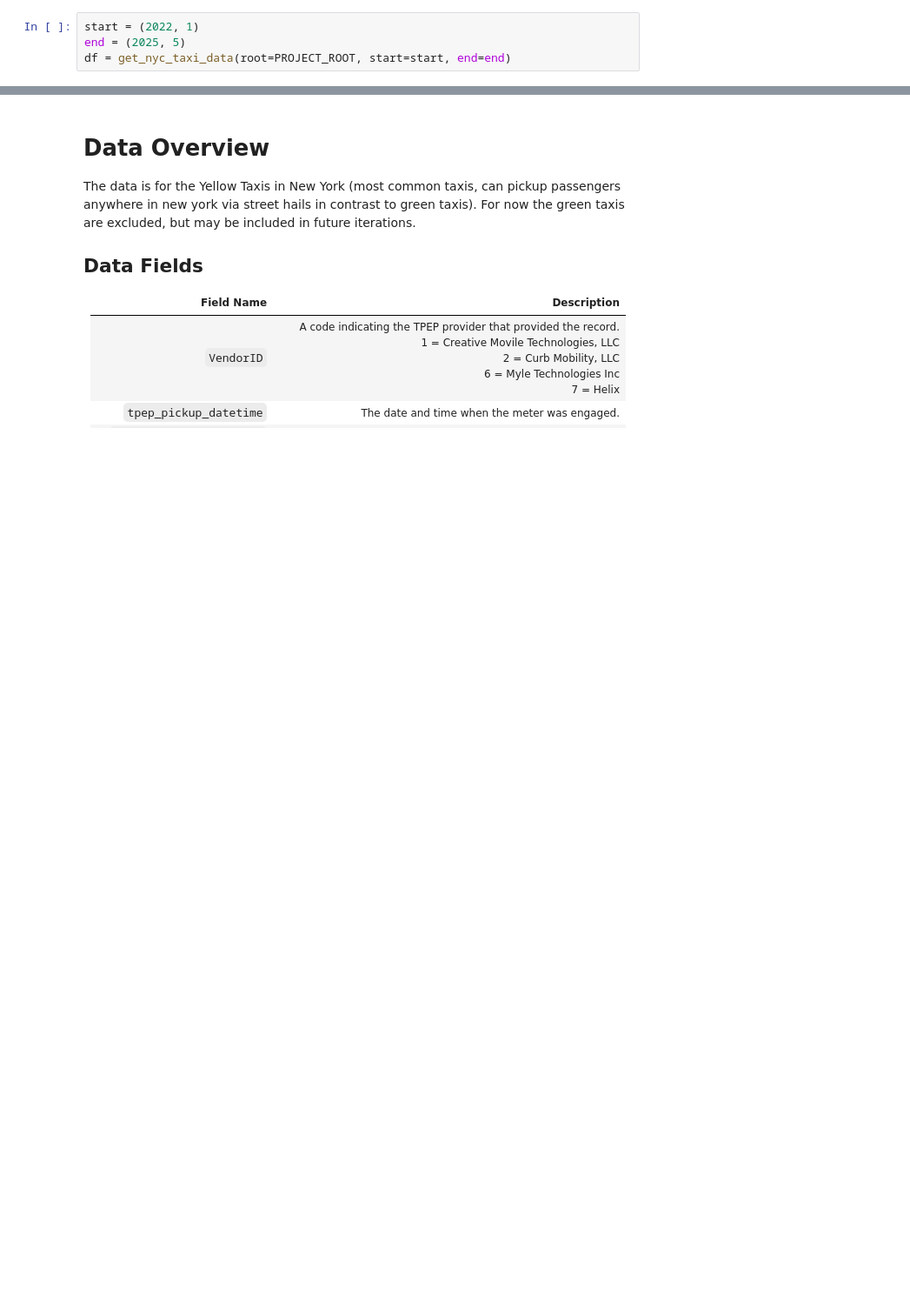
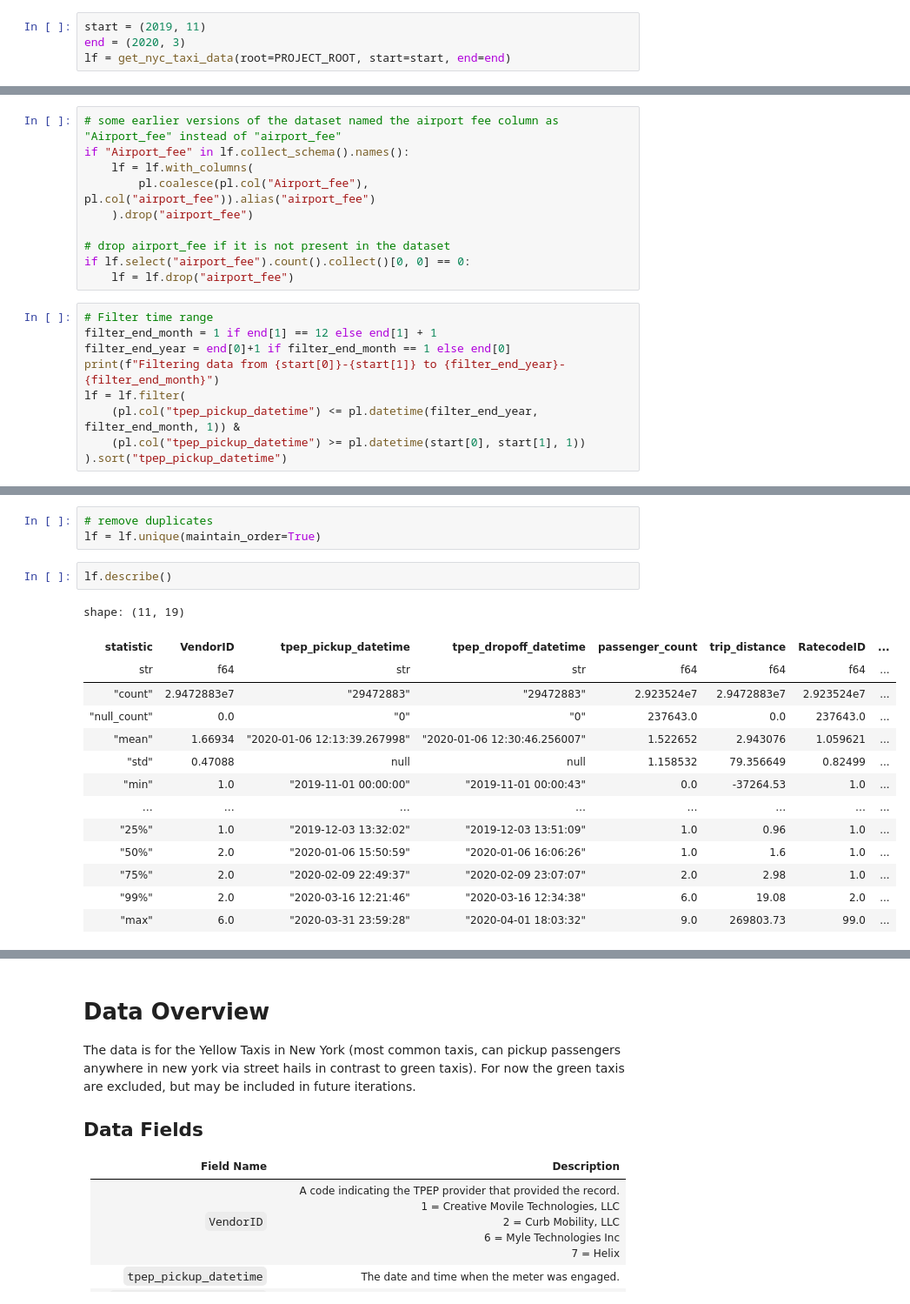
Before and after one commit to mircohoehne/e2e-taxi-ride-duration-prediction, a Jupyter notebook: notebooks/01_baseline.ipynb, the cells around one changed output, grey strips where cells are left out. Shown at 87% size. Saved outputs shown, nothing was run; the diff lists cells and outputs as text; blank space fills up the shorter version.

```diff
--- a/notebooks/01_baseline.ipynb
+++ b/notebooks/01_baseline.ipynb
@@ -8,6 +9,6 @@ if Path().resolve().name == "notebooks":
 else:
     PROJECT_ROOT = Path().resolve()
 # %%
-start = (2022, 1)
-end = (2025, 5)
-df = get_nyc_taxi_data(root=PROJECT_ROOT, start=start, end=end)
+start = (2019, 11)
+end = (2020, 3)
+lf = get_nyc_taxi_data(root=PROJECT_ROOT, start=start, end=end)
@@ -43,0 +32,19 @@ shape: (11, 22)
+# %%
+# some earlier versions of the dataset named the airport fee column as "Airport_fee" instead of "airport_fee"
+if "Airport_fee" in lf.collect_schema().names():
+    lf = lf.with_columns(
+        pl.coalesce(pl.col("Airport_fee"), pl.col("airport_fee")).alias("airport_fee")
+    ).drop("airport_fee")
+
+# drop airport_fee if it is not present in the dataset
+if lf.select("airport_fee").count().collect()[0, 0] == 0:
+    lf = lf.drop("airport_fee")
+# %%
+# Filter time range
+filter_end_month = 1 if end[1] == 12 else end[1] + 1
+filter_end_year = end[0]+1 if filter_end_month == 1 else end[0]
+print(f"Filtering data from {start[0]}-{start[1]} to {filter_end_year}-{filter_end_month}")
+lf = lf.filter(
+    (pl.col("tpep_pickup_datetime") <= pl.datetime(filter_end_year, filter_end_month, 1)) &
+    (pl.col("tpep_pickup_datetime") >= pl.datetime(start[0], start[1], 1))
+).sort("tpep_pickup_datetime")
@@ -43,0 +74,20 @@ shape: (11, 22)
+# %%
+# remove duplicates
+lf = lf.unique(maintain_order=True)
+# %%
+lf.describe()
+# %% [output]
+shape: (11, 19)
+| statistic | VendorID | tpep_pickup_datetime | tpep_dropoff_datetime | passenger_count | trip_distance | RatecodeID | ... |
+| str | f64 | str | str | f64 | f64 | f64 | ... |
+| "count" | 2.9472883e7 | "29472883" | "29472883" | 2.923524e7 | 2.9472883e7 | 2.923524e7 | ... |
+| "null_count" | 0.0 | "0" | "0" | 237643.0 | 0.0 | 237643.0 | ... |
+| "mean" | 1.66934 | "2020-01-06 12:13:39.267998" | "2020-01-06 12:30:46.256007" | 1.522652 | 2.943076 | 1.059621 | ... |
+| "std" | 0.47088 | null | null | 1.158532 | 79.356649 | 0.82499 | ... |
+| "min" | 1.0 | "2019-11-01 00:00:00" | "2019-11-01 00:00:43" | 0.0 | -37264.53 | 1.0 | ... |
+| … | … | … | … | … | … | … | ... |
+| "25%" | 1.0 | "2019-12-03 13:32:02" | "2019-12-03 13:51:09" | 1.0 | 0.96 | 1.0 | ... |
+| "50%" | 2.0 | "2020-01-06 15:50:59" | "2020-01-06 16:06:26" | 1.0 | 1.6 | 1.0 | ... |
+| "75%" | 2.0 | "2020-02-09 22:49:37" | "2020-02-09 23:07:07" | 2.0 | 2.98 | 1.0 | ... |
+| "99%" | 2.0 | "2020-03-16 12:21:46" | "2020-03-16 12:34:38" | 6.0 | 19.08 | 2.0 | ... |
+| "max" | 6.0 | "2020-03-31 23:59:28" | "2020-04-01 18:03:32" | 9.0 | 269803.73 | 99.0 | ... |
```
Also changed, not shown: parts of 16 cells of this notebook, 2 other files.
